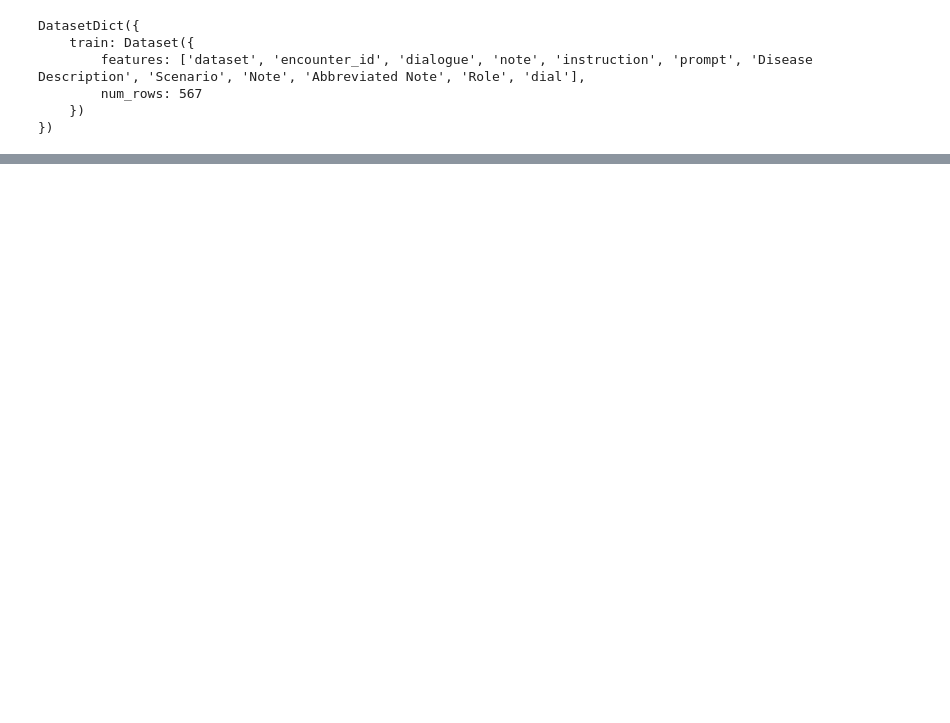
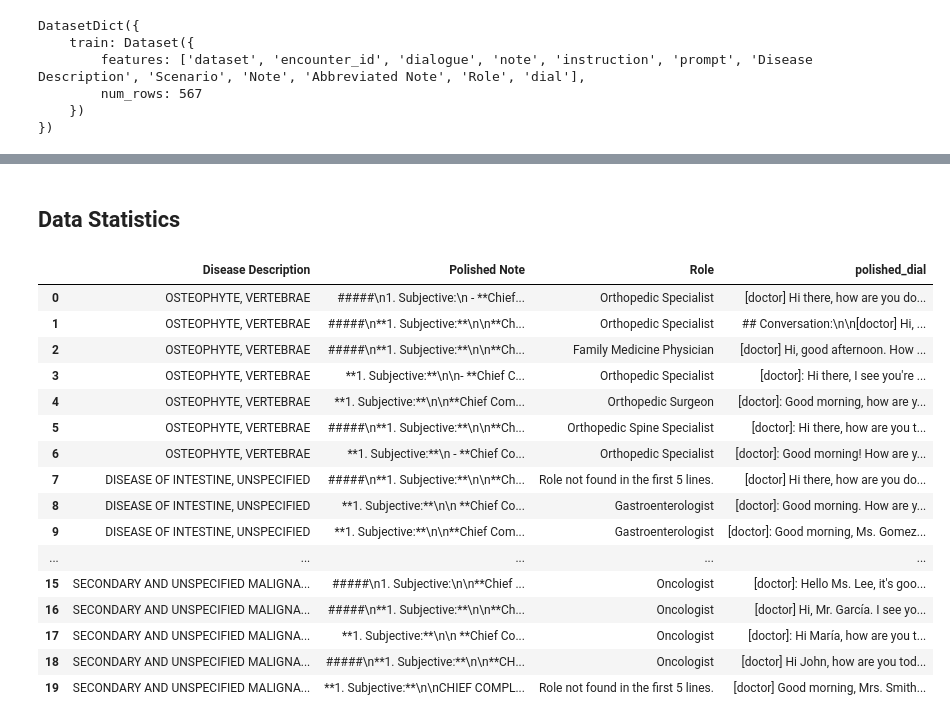
Before and after one commit to ahmadrezarm/MedSynth, a Jupyter notebook: code/DELETE_Test.ipynb, the cells around one changed output, grey strips where cells are left out. Drawn from its saved outputs; the diff is of its cells as text; code cells hidden in the pictures; blank space fills up the shorter version.

Commit message:
synth data cleaned and ready for analysis

```diff
--- a/code/DELETE_Test.ipynb
+++ b/code/DELETE_Test.ipynb
@@ -154,3 +159,28 @@ for filename in os.listdir(direct):
             print(len(df[df["Polished Note"] != "Rejected"]))
             print(filename)
             print(45*"*")
+# %% [markdown]
+## Data Statistics
+# %%
+import pandas as pd
+
+phase_1= pd.read_csv("/Users/ahmadrezaie/papers/Synthetic_Data_Gen/data/output/notes_onVector/Phase_1/_combined.csv", sep="|")
+phase_1.head(20)
+# %% [output]
+|  | Disease Description | Polished Note | Role | polished_dial |
+| 0 | OSTEOPHYTE, VERTEBRAE | #####\n1. Subjective:\n - **Chief... | Orthopedic Specialist | [doctor] Hi there, how are you do... |
+| 1 | OSTEOPHYTE, VERTEBRAE | #####\n**1. Subjective:**\n\n**Ch... | Orthopedic Specialist | ## Conversation:\n\n[doctor] Hi, ... |
+| 2 | OSTEOPHYTE, VERTEBRAE | #####\n**1. Subjective:**\n\n**Ch... | Family Medicine Physician | [doctor] Hi, good afternoon. How ... |
+| 3 | OSTEOPHYTE, VERTEBRAE | **1. Subjective:**\n\n- **Chief C... | Orthopedic Specialist | [doctor]: Hi there, I see you're ... |
+| 4 | OSTEOPHYTE, VERTEBRAE | **1. Subjective:**\n\n**Chief Com... | Orthopedic Surgeon | [doctor]: Good morning, how are y... |
+| 5 | OSTEOPHYTE, VERTEBRAE | #####\n**1. Subjective:**\n\n**Ch... | Orthopedic Spine Specialist | [doctor]: Hi there, how are you t... |
+| 6 | OSTEOPHYTE, VERTEBRAE | **1. Subjective:**\n - **Chief Co... | Orthopedic Specialist | [doctor]: Good morning! How are y... |
+| 7 | DISEASE OF INTESTINE, UNSPECIFIED | #####\n**1. Subjective:**\n\n**Ch... | Role not found in the first 5 lines. | [doctor] Hi there, how are you do... |
+| 8 | DISEASE OF INTESTINE, UNSPECIFIED | **1. Subjective:**\n\n **Chief Co... | Gastroenterologist | [doctor]: Good morning. How are y... |
+| 9 | DISEASE OF INTESTINE, UNSPECIFIED | **1. Subjective:**\n\n**Chief Com... | Gastroenterologist | [doctor]: Good morning, Ms. Gomez... |
+| ... | ... | ... | ... | ... |
+| 15 | SECONDARY AND UNSPECIFIED MALIGNA... | #####\n1. Subjective:\n\n**Chief ... | Oncologist | [doctor]: Hello Ms. Lee, it's goo... |
+| 16 | SECONDARY AND UNSPECIFIED MALIGNA... | #####\n**1. Subjective:**\n\n**Ch... | Oncologist | [doctor] Hi, Mr. García. I see yo... |
+| 17 | SECONDARY AND UNSPECIFIED MALIGNA... | **1. Subjective:**\n\n **Chief Co... | Oncologist | [doctor]: Hi María, how are you t... |
+| 18 | SECONDARY AND UNSPECIFIED MALIGNA... | #####\n**1. Subjective:**\n\n**CH... | Oncologist | [doctor] Hi John, how are you tod... |
+| 19 | SECONDARY AND UNSPECIFIED MALIGNA... | **1. Subjective:**\n\nCHIEF COMPL... | Role not found in the first 5 lines. | [doctor] Good morning, Mrs. Smith... |
```
Also changed, not shown: parts of 4 cells of this notebook, 35 other files.
